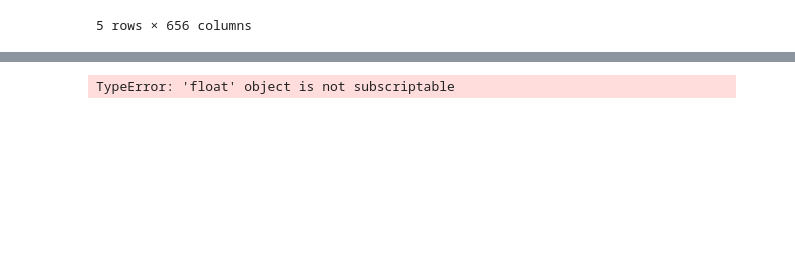
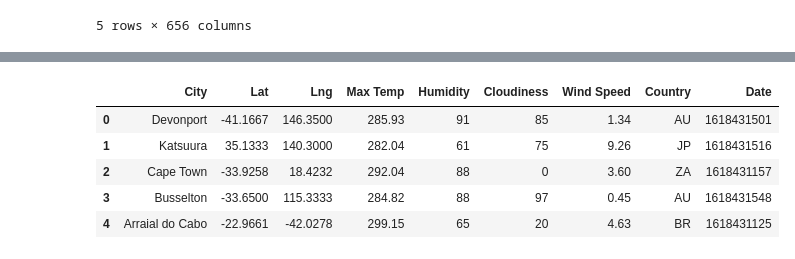
Before and after one commit to zarzarbinks0702/Global-Weather-Analysis, a Jupyter notebook: WeatherPy/WeatherPy.ipynb, the cells around one changed output, grey strips where cells are left out. Drawn from its saved outputs; the diff is of its cells as text; code cells hidden in the pictures; blank space fills up the shorter version.

Commit message:
cleaning
formatted and cleaned data frame

```diff
--- a/WeatherPy/WeatherPy.ipynb
+++ b/WeatherPy/WeatherPy.ipynb
@@ -116,6 +117,8 @@ cleaned_city_weather_df = city_weather_df.drop(city_weather_df.index[1])
 cleaned_city_weather_df = cleaned_city_weather_df[:-2]
 #dropping columns that had NaN values
 cleaned_city_weather_df = cleaned_city_weather_df.dropna(axis=1)
+#remove the unnecessary cod row
+cleaned_city_weather_df = cleaned_city_weather_df.drop(cleaned_city_weather_df.index[0])
 
 cleaned_city_weather_df
 # %% [output]
@@ -137,29 +139,54 @@ cleaned_city_weather_df
 # %%
 #create lists to hold specific values from the weather data
+cleaned_cities = []
 lat = []
 lng = []
 max_temp = []
 humidity = []
 cloudiness = []
 wind_speed = []
 country = []
 date = []
 
 #create loop to go through each city's data and append it to the appropriate list
-for col in range(len(city_weather_df)):
+for col in cleaned_city_weather_df:
+    #make each column a series object (GeeksForGeeks, 2020)
+    city_col = cleaned_city_weather_df[col]
     #append the correct data point to the correct list
-    lat.append(city_weather_df[col]["coord"]["lat"])
-    lng.append(city_weather_df[col]["coord"]["lon"])
-    max_temp.append(city_weather_df[col]["main"]["temp_max"])
-    humidity.append(city_weather_df[col]["main"]["humidity"])
-    cloudiness.append(city_weather_df[col]["clouds"]["all"])
-    wind_speed.append(city_weather_df[col]["wind"]["speed"])
-    country.append(city_weather_df[col]["sys"]["country"])
-    date.append(city_weather_df[col]["dt"])
+    cleaned_cities.append(city_col[11])
+    lat.append(city_col[0]["lat"])
+    lng.append(city_col[0]["lon"])
+    max_temp.append(city_col[3]["temp_max"])
+    humidity.append(city_col[3]["humidity"])
+    cloudiness.append(city_col[6]["all"])
+    wind_speed.append(city_col[5]["speed"])
+    country.append(city_col[8]["country"])
+    date.append(city_col[7])
 
-lat
+#create an easier-to-read data frame
+formatted_city_weather_df = pd.DataFrame({
+    "City": cleaned_cities,
+    "Lat": lat,
+    "Lng": lng,
+    "Max Temp": max_temp,
+    "Humidity": humidity,
+    "Cloudiness": cloudiness,
+    "Wind Speed": wind_speed,
+    "Country": country,
+    "Date": date
+})
+
+#export formatted weather dataframe to csv
+formatted_city_weather_df.to_csv("output_data/formatted_cities.csv")
+
+formatted_city_weather_df.head()
 # %% [output]
-TypeError: 'float' object is not subscriptable
+|  | City | Lat | Lng | Max Temp | Humidity | Cloudiness | Wind Speed | Country | Date |
+| 0 | Devonport | -41.1667 | 146.3500 | 285.93 | 91 | 85 | 1.34 | AU | 1618431501 |
+| 1 | Katsuura | 35.1333 | 140.3000 | 282.04 | 61 | 75 | 9.26 | JP | 1618431516 |
+| 2 | Cape Town | -33.9258 | 18.4232 | 292.04 | 88 | 0 | 3.60 | ZA | 1618431157 |
+| 3 | Busselton | -33.6500 | 115.3333 | 284.82 | 88 | 97 | 0.45 | AU | 1618431548 |
+| 4 | Arraial do Cabo | -22.9661 | -42.0278 | 299.15 | 65 | 20 | 4.63 | BR | 1618431125 |
 # %%
  lat.append(city_weather_results["coord"]["lat"])
         lng.append(city_weather_results["coord"]["lon"])
```
Also changed, not shown: parts of 2 cells of this notebook, 1 other file.
